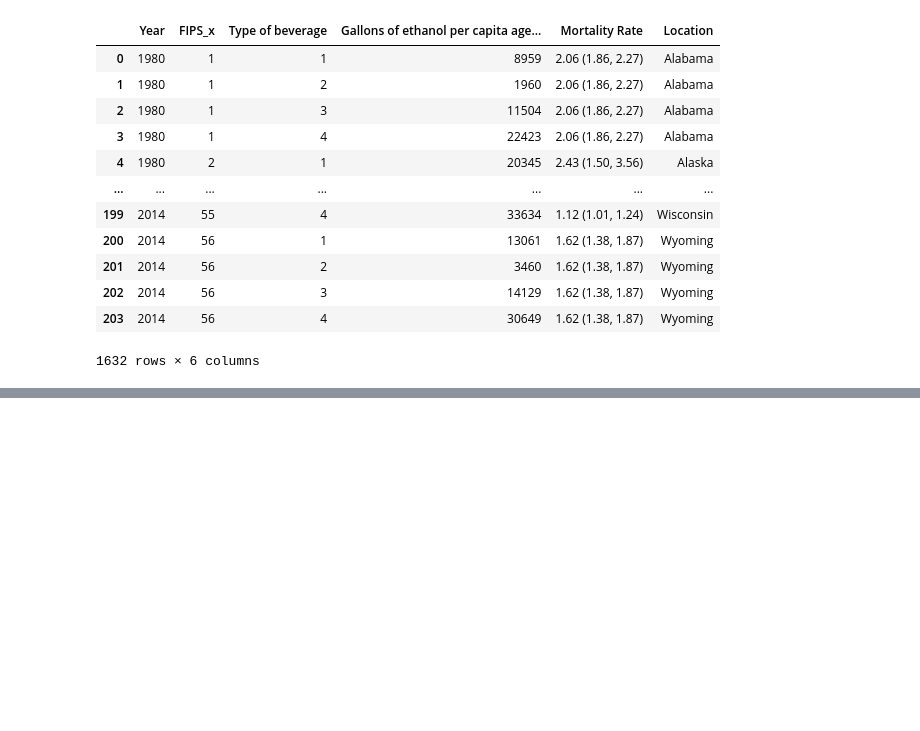
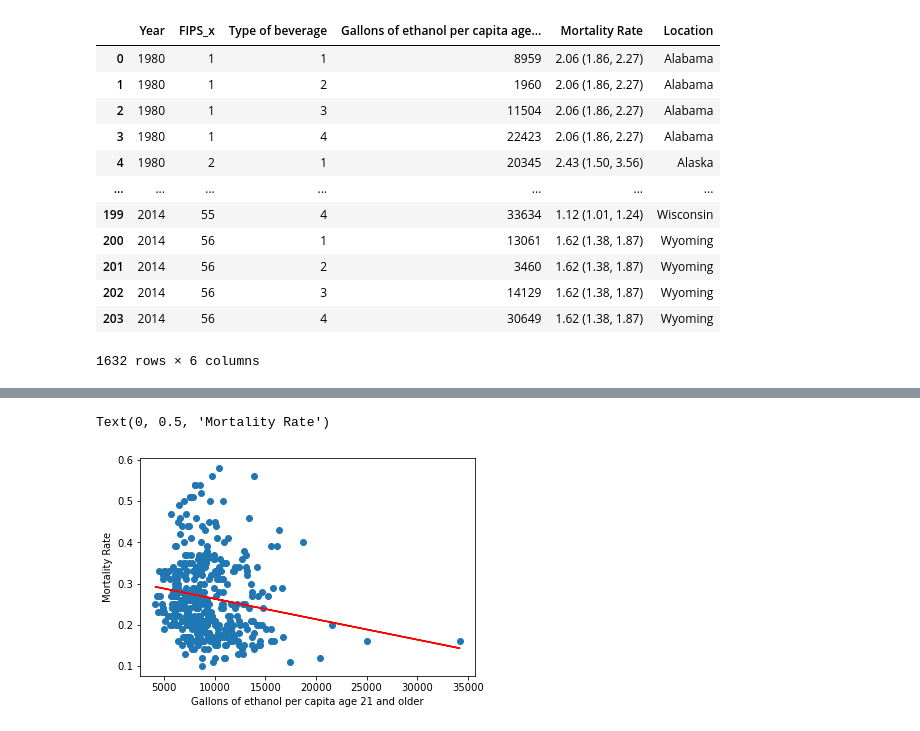
Before and after one commit to saleha456/Group1Project1, a Jupyter notebook: Maternal_Neonatal_Nutrition.ipynb, the cells around one changed output, grey strips where cells are left out. Drawn from its saved outputs; the diff is of its cells as text; code cells hidden in the pictures; blank space fills up the shorter version.

Commit message:
updated with scatter plots for the categories

```diff
--- a/Maternal_Neonatal_Nutrition.ipynb
+++ b/Maternal_Neonatal_Nutrition.ipynb
@@ -327,0 +407,7 @@ df_concat_nutrition
+# %%
+# Remove nulls
+
+df_concat_maternal1.dropna(inplace=True)
+df_concat_maternal2.dropna(inplace=True)
+df_concat_maternal3.dropna(inplace=True)
+df_concat_maternal4.dropna(inplace=True)
@@ -327,0 +442,30 @@ df_concat_nutrition
+# %%
+# setting axis for scatter plots
+
+x_values1 = df_concat_maternal1['Gallons of ethanol per capita age 21 and older']
+y_values1 = df_concat_maternal1['Mortality Rate']
+
+x_values2 = df_concat_maternal2['Gallons of ethanol per capita age 21 and older']
+y_values2 = df_concat_maternal2['Mortality Rate']
+
+x_values3 = df_concat_maternal3['Gallons of ethanol per capita age 21 and older']
+y_values3 = df_concat_maternal3['Mortality Rate']
+
+x_values4 = df_concat_maternal4['Gallons of ethanol per capita age 21 and older']
+y_values4 = df_concat_maternal4['Mortality Rate']
+# %%
+# Calculate correlation
+
+corr1= st.pearsonr(x_values1,y_values1)
+corr2= st.pearsonr(x_values2,y_values2)
+corr3= st.pearsonr(x_values3,y_values3)
+corr4= st.pearsonr(x_values4,y_values4)
+
+(slope, intercept, rvalue, pvalue, stderr) = st.linregress(x_values1, y_values1)
+regress_values1 = x_values1 * slope + intercept
+line_eq1 = "y = " + str(round(slope,3)) + "x + " + str(round(intercept,2))
+
+print(f"The correlation between ethanol consumption and mortality rate for spirits is {corr1}")
+print(f"The correlation between ethanol consumption and mortality rate for wine is {corr2}")
+print(f"The correlation between ethanol consumption and mortality rate for beer is {corr3}")
+print(f"The correlation between ethanol consumption and mortality rate for all beverages is {corr4}")
@@ -327,0 +477,11 @@ df_concat_nutrition
+# %%
+# Scatter of maternal and spirits with regression
+
+plt.scatter(x_values1,y_values1)
+plt.plot(x_values1,regress_values1,"r-")
+plt.annotate(line_eq1,(0.5, 0.5),fontsize=12,color="red")
+plt.xlabel('Gallons of ethanol per capita age 21 and older')
+plt.ylabel('Mortality Rate')
+# %% [output]
+Text(0, 0.5, 'Mortality Rate')
+[figure, added]
```
Also changed, not shown: parts of 33 cells of this notebook.
